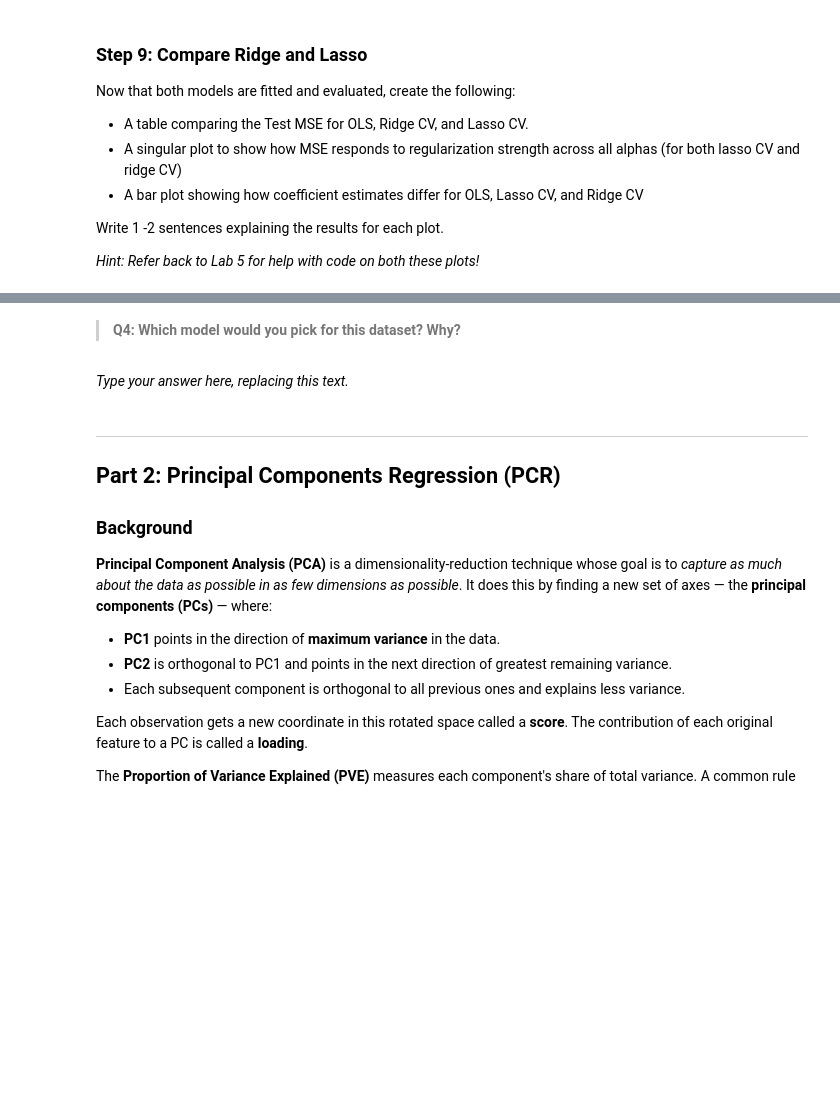
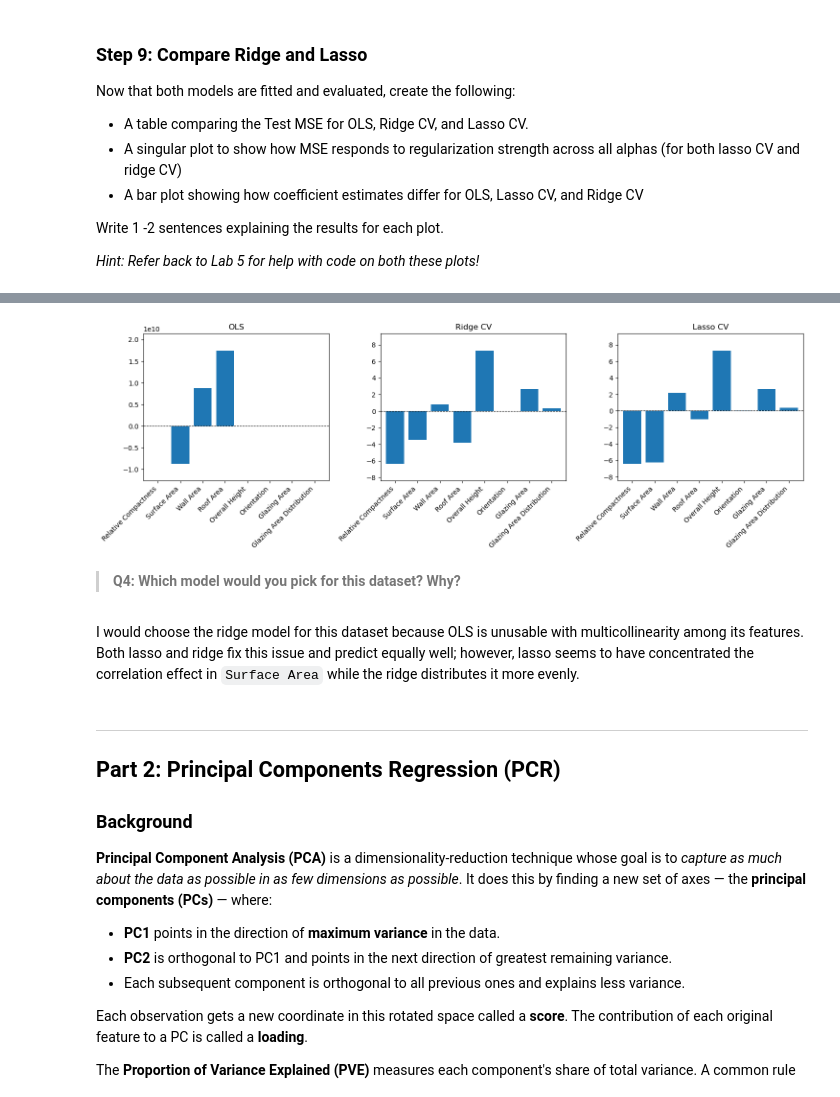
Before and after one commit to vedikaS-byte/assignment-3, a Jupyter notebook: task1/hw3-task1.ipynb, the cells around one changed output, grey strips where cells are left out. Drawn from its saved outputs; the diff is of its cells as text; code cells hidden in the pictures; blank space fills up the shorter version.

```diff
--- a/task1/hw3-task1.ipynb
+++ b/task1/hw3-task1.ipynb
@@ -324,7 +356,34 @@ Write 1 -2 sentences explaining the results for each plot.
+# %%
+# Create bar plot to compare coefficients across models
+models = {
+    'OLS': ols_model.coef_,
+    'Ridge CV': ridge_cv.coef_,
+    'Lasso CV': lasso_cv.coef_
+}
+
+fig, axes = plt.subplots(1, 3, figsize=(15, 5))
+axes = axes.flatten()
+
+# Use faceted approach to plot coefficients for each model
+for i, (name, coefs) in enumerate(models.items()):
+    df = pd.DataFrame({name: coefs}, index=X_train.columns)
+    df.plot.bar(ax=axes[i], width=0.8, legend=False)
+    axes[i].set_title(name)
+    axes[i].set_xticklabels(df.index, rotation=45, ha='right')
+    axes[i].axhline(0, color='black', linewidth=0.8, linestyle='--')
+    ymin = min(df.values.min(), 0)
+    ymax = max(df.values.max(), 0)
+    pad = max((ymax - ymin) * 0.15, 0.5)
+    axes[i].set_ylim(ymin - pad, ymax + pad)
+
+plt.tight_layout()
+plt.show()
+# %% [output]
+[figure, added]
 # %% [markdown]
 > **Q4: Which model would you pick for this dataset? Why?**
 # %% [markdown]
-_Type your answer here, replacing this text._
+I would choose the ridge model for this dataset because OLS is unusable with multicollinearity among its features. Both lasso and ridge fix this issue and predict equally well; however, lasso seems to have concentrated the correlation effect in `Surface Area` while the ridge distributes it more evenly.
 # %% [markdown]
 <!-- END QUESTION -->
 
```
Also changed, not shown: parts of 10 cells of this notebook.
